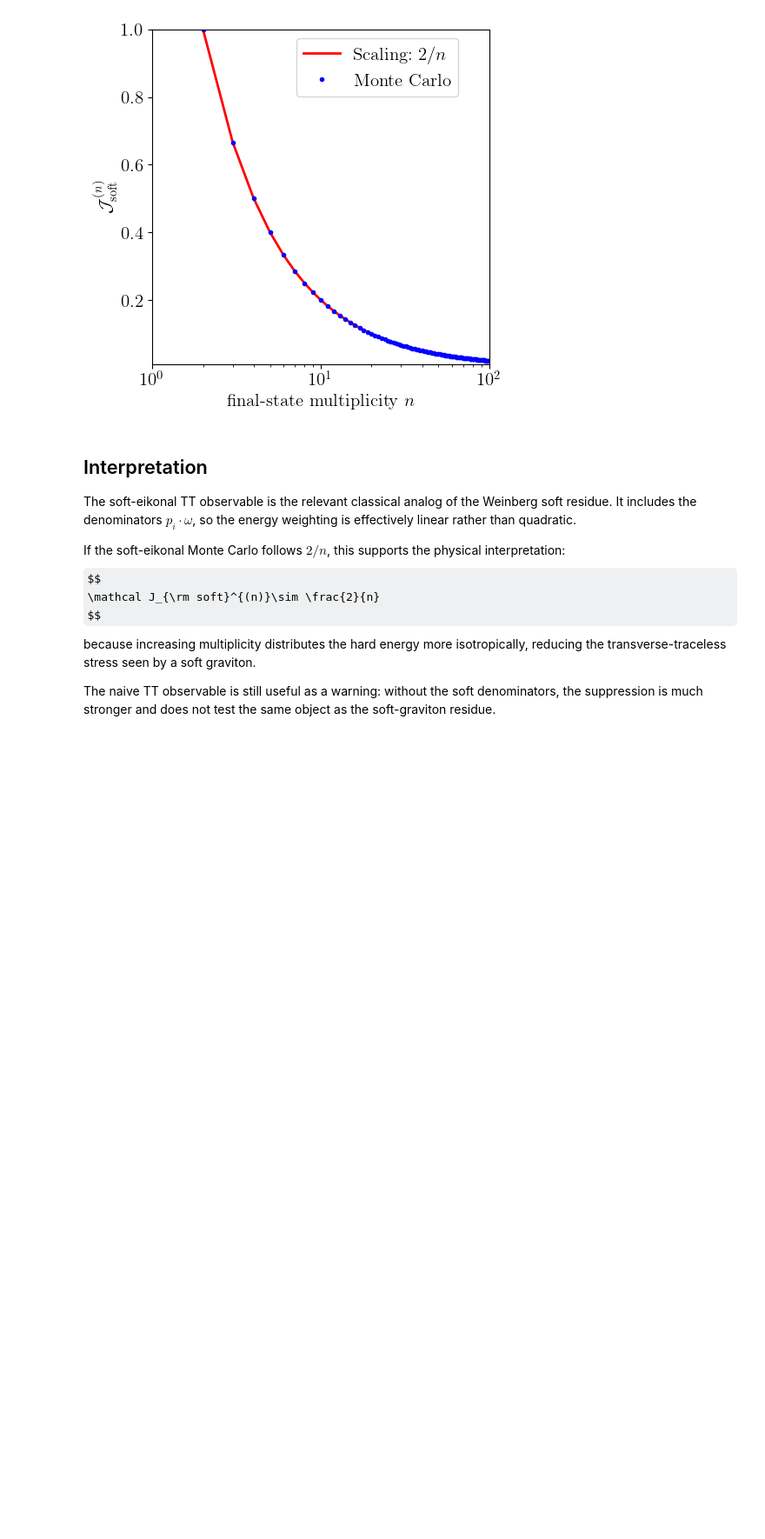
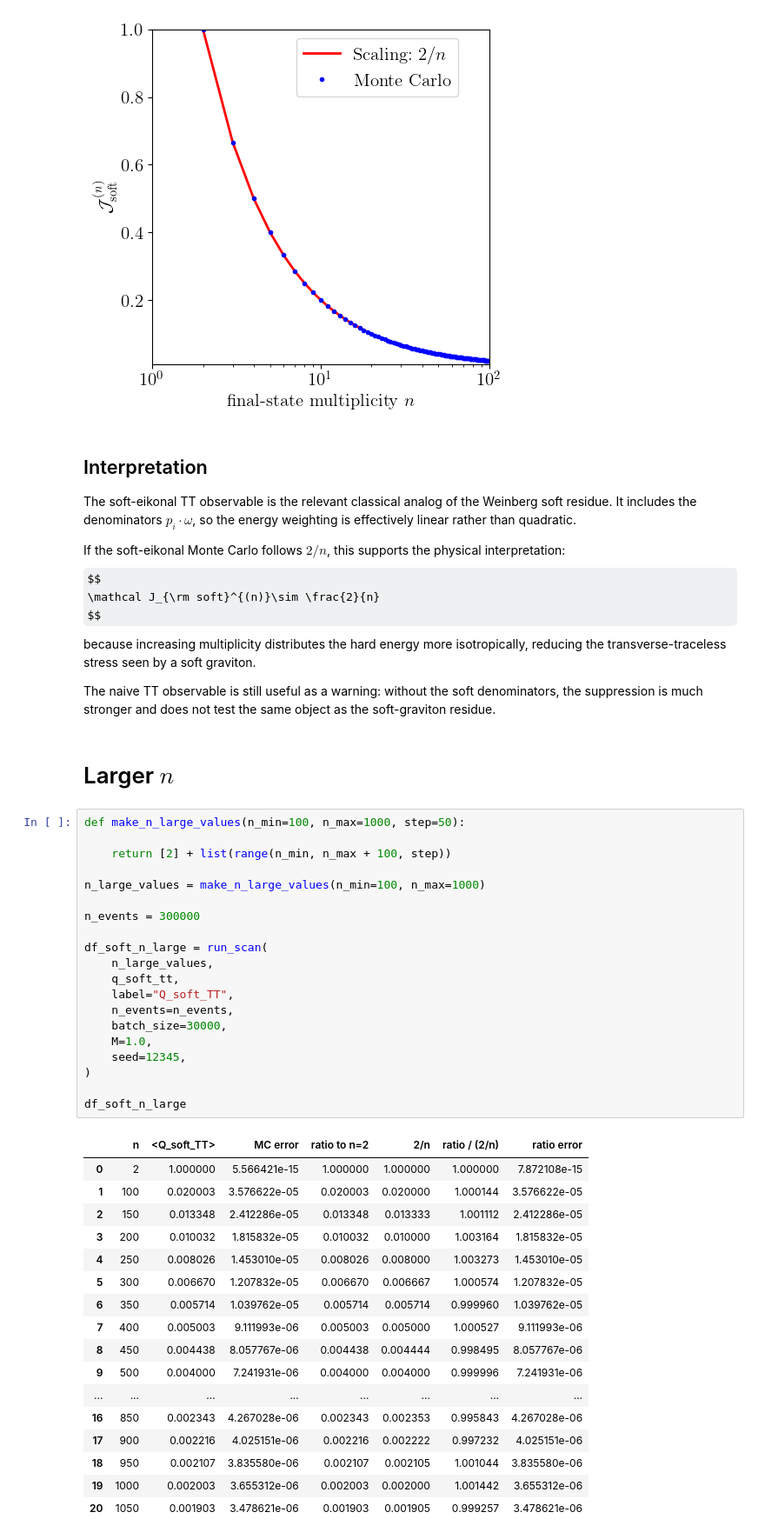
Before and after one commit to yongxuDM/Soft-Graviton, a Jupyter notebook: soft_tt_residue.ipynb, the cells around one changed output. Shown at 87% size. Drawn from its saved outputs; the diff is of its cells as text; some formulas as TeX source; blank space fills up the shorter version.

```diff
--- a/soft_tt_residue.ipynb
+++ b/soft_tt_residue.ipynb
@@ -454,3 +402,43 @@ $$
 because increasing multiplicity distributes the hard energy more isotropically, reducing the transverse-traceless stress seen by a soft graviton.
 
 The naive TT observable is still useful as a warning: without the soft denominators, the suppression is much stronger and does not test the same object as the soft-graviton residue.
+# %% [markdown]
+# Larger $n$
+# %%
+def make_n_large_values(n_min=100, n_max=1000, step=50):
+
+    return [2] + list(range(n_min, n_max + 100, step))
+
+n_large_values = make_n_large_values(n_min=100, n_max=1000)
+
+n_events = 300000
+
+df_soft_n_large = run_scan(
+    n_large_values,
+    q_soft_tt,
+    label="Q_soft_TT",
+    n_events=n_events,
+    batch_size=30000,
+    M=1.0,
+    seed=12345,
+)
+
+df_soft_n_large
+# %% [output]
+|  | n | <Q_soft_TT> | MC error | ratio to n=2 | 2/n | ratio / (2/n) | ratio error |
+| 0 | 2 | 1.000000 | 5.566421e-15 | 1.000000 | 1.000000 | 1.000000 | 7.872108e-15 |
+| 1 | 100 | 0.020003 | 3.576622e-05 | 0.020003 | 0.020000 | 1.000144 | 3.576622e-05 |
+| 2 | 150 | 0.013348 | 2.412286e-05 | 0.013348 | 0.013333 | 1.001112 | 2.412286e-05 |
+| 3 | 200 | 0.010032 | 1.815832e-05 | 0.010032 | 0.010000 | 1.003164 | 1.815832e-05 |
+| 4 | 250 | 0.008026 | 1.453010e-05 | 0.008026 | 0.008000 | 1.003273 | 1.453010e-05 |
+| 5 | 300 | 0.006670 | 1.207832e-05 | 0.006670 | 0.006667 | 1.000574 | 1.207832e-05 |
+| 6 | 350 | 0.005714 | 1.039762e-05 | 0.005714 | 0.005714 | 0.999960 | 1.039762e-05 |
+| 7 | 400 | 0.005003 | 9.111993e-06 | 0.005003 | 0.005000 | 1.000527 | 9.111993e-06 |
+| 8 | 450 | 0.004438 | 8.057767e-06 | 0.004438 | 0.004444 | 0.998495 | 8.057767e-06 |
+| 9 | 500 | 0.004000 | 7.241931e-06 | 0.004000 | 0.004000 | 0.999996 | 7.241931e-06 |
+| ... | ... | ... | ... | ... | ... | ... | ... |
+| 16 | 850 | 0.002343 | 4.267028e-06 | 0.002343 | 0.002353 | 0.995843 | 4.267028e-06 |
+| 17 | 900 | 0.002216 | 4.025151e-06 | 0.002216 | 0.002222 | 0.997232 | 4.025151e-06 |
+| 18 | 950 | 0.002107 | 3.835580e-06 | 0.002107 | 0.002105 | 1.001044 | 3.835580e-06 |
+| 19 | 1000 | 0.002003 | 3.655312e-06 | 0.002003 | 0.002000 | 1.001442 | 3.655312e-06 |
+| 20 | 1050 | 0.001903 | 3.478621e-06 | 0.001903 | 0.001905 | 0.999257 | 3.478621e-06 |
```
Also changed, not shown: parts of 8 cells of this notebook.
